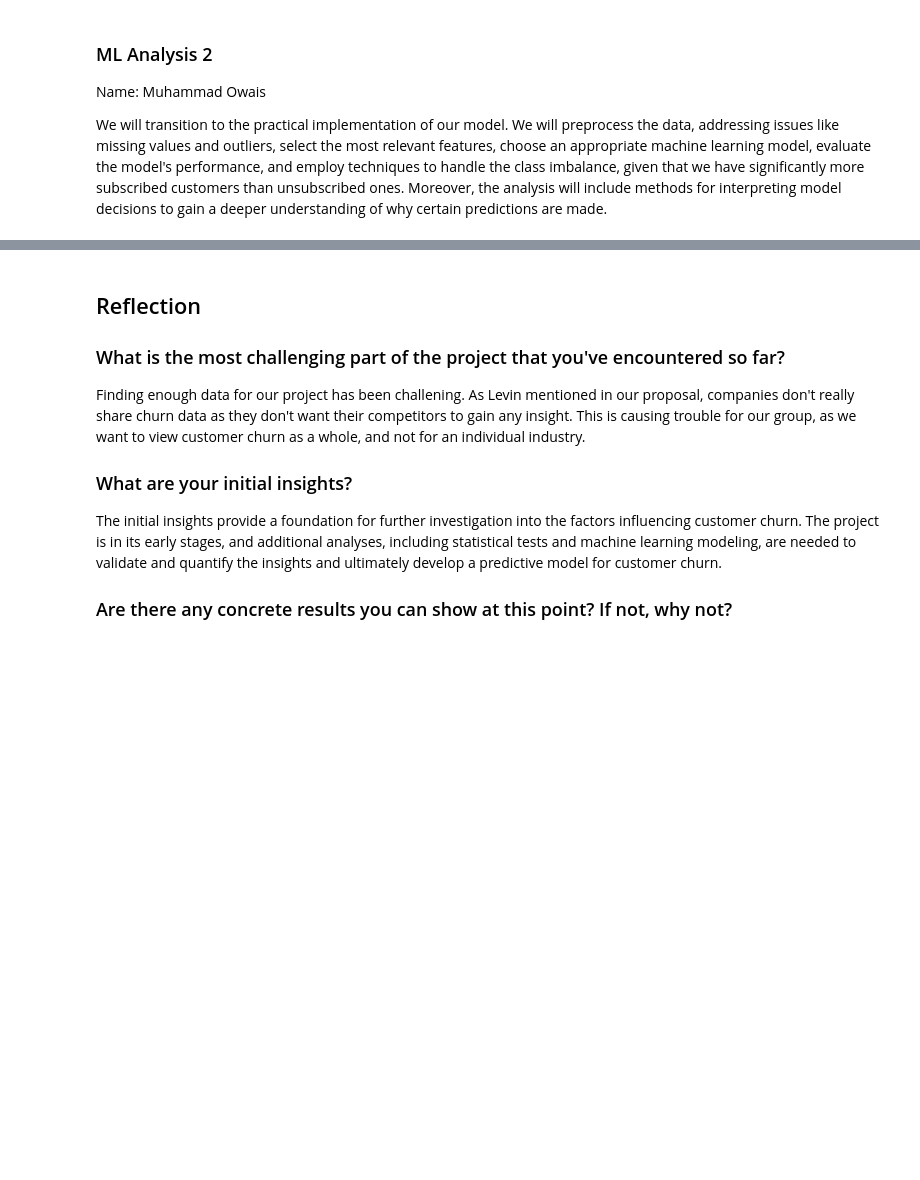
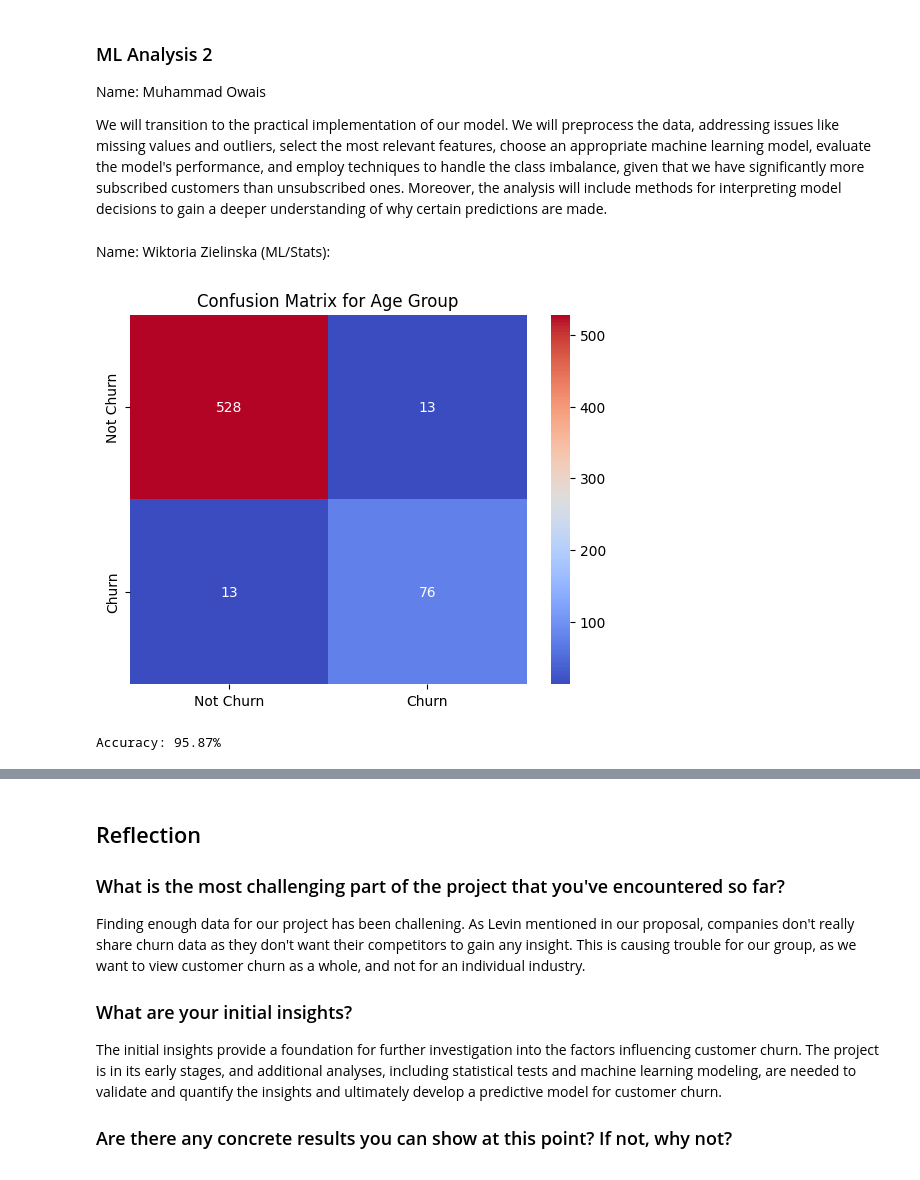
Before and after one commit to mechev5/CS418-Customer-Churn-Prediction, a Jupyter notebook: customerChurnNewFile_.ipynb, the cells around one changed output, grey strips where cells are left out. Saved outputs shown, nothing was run; the diff lists cells and outputs as text; code cells hidden in the pictures; blank space fills up the shorter version.

Commit message:
added 2 ML models and explanations

```diff
--- a/customerChurnNewFile_.ipynb
+++ b/customerChurnNewFile_.ipynb
@@ -283,3 +282,26 @@ The initial data exploration reveals intriguing patterns related to customer chu
 Name: Muhammad Owais
 
 We will transition to the practical implementation of our model. We will preprocess the data, addressing issues like missing values and outliers, select the most relevant features, choose an appropriate machine learning model, evaluate the model's performance, and employ techniques to handle the class imbalance, given that we have significantly more subscribed customers than unsubscribed ones. Moreover, the analysis will include methods for interpreting model decisions to gain a deeper understanding of why certain predictions are made.
+# %% [markdown]
+Name: Wiktoria Zielinska (ML/Stats):
+# %%
+numeric_columns = customer_churn.select_dtypes(include=['number']).columns
+customer_churn_numeric = customer_churn[numeric_columns]
+X_age = customer_churn_numeric.drop(['Churn', 'Age Group'], axis=1)
+y_age = customer_churn_numeric['Churn']
+X_train_age, X_test_age, y_train_age, y_test_age = train_test_split(X_age, y_age, test_size=0.2, random_state=50)
+scaler = StandardScaler()
+X_train_age_scaled = scaler.fit_transform(X_train_age)
+X_test_age_scaled = scaler.transform(X_test_age)
+rf_model_age = RandomForestClassifier(random_state=50)
+rf_model_age.fit(X_train_age_scaled, y_train_age)
+y_pred_age = rf_model_age.predict(X_test_age_scaled)
+accuracy_age = accuracy_score(y_test_age, y_pred_age)
+conf_matrix_age = confusion_matrix(y_test_age, y_pred_age)
+sns.heatmap(conf_matrix_age, annot=True, fmt='d', cmap='coolwarm', xticklabels=['Not Churn', 'Churn'], yticklabels=['Not Churn', 'Churn'])
+plt.title('Confusion Matrix for Age Group')
+plt.show()
+print(f'Accuracy: {accuracy_age:.2%}')
+# %% [output]
+[figure, added]
+Accuracy: 95.87%
```
Also changed, not shown: parts of 6 cells of this notebook.
